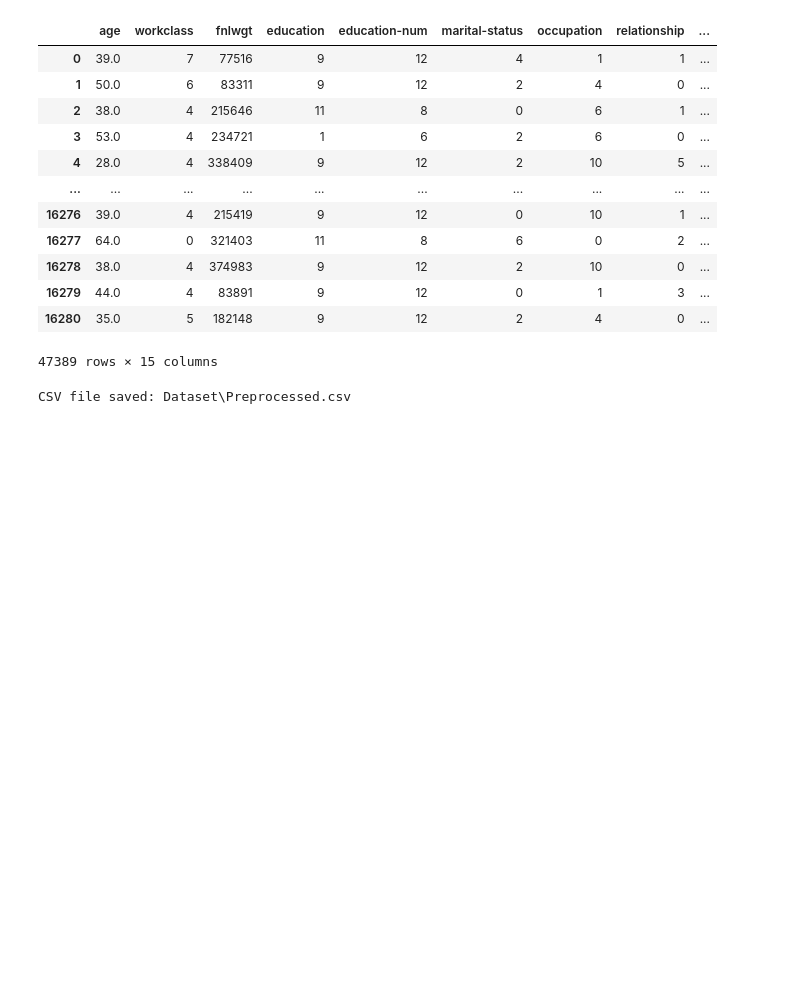
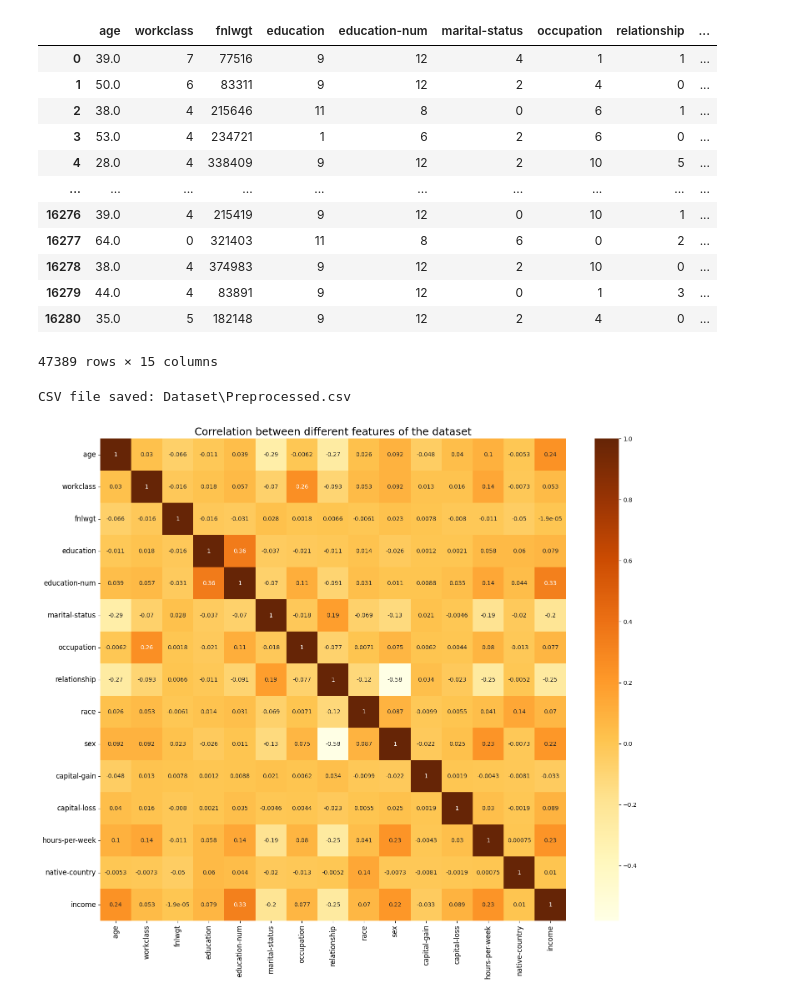
Before and after one commit to VanujaSooriyaarachchi/Census-Data-Income-Prediction, a Jupyter notebook: Preprocessing.ipynb, the cells around one changed output. Cells and saved outputs as stored; diff of their text form; code cells hidden in the pictures; blank space fills up the shorter version.

Commit message:
Heatmap

```diff
--- a/Preprocessing.ipynb
+++ b/Preprocessing.ipynb
@@ -584,3 +590,12 @@ df_encoded.to_csv(csv_path, index=False)
 print(f"CSV file saved: {csv_path}")
 # %% [output]
 CSV file saved: Dataset\Preprocessed.csv
+# %%
+plt.figure(figsize=(18, 15))
+plt.title("Correlation between different features of the dataset", fontsize=18)
+sns.heatmap(df.corr(), cmap="YlOrBr", annot=True)
+plt.xticks(fontsize=12, rotation=90)
+plt.yticks(fontsize=12)
+plt.show()
+# %% [output]
+[figure, added]
```
Also changed, not shown: parts of 5 cells of this notebook, 3 other files.
